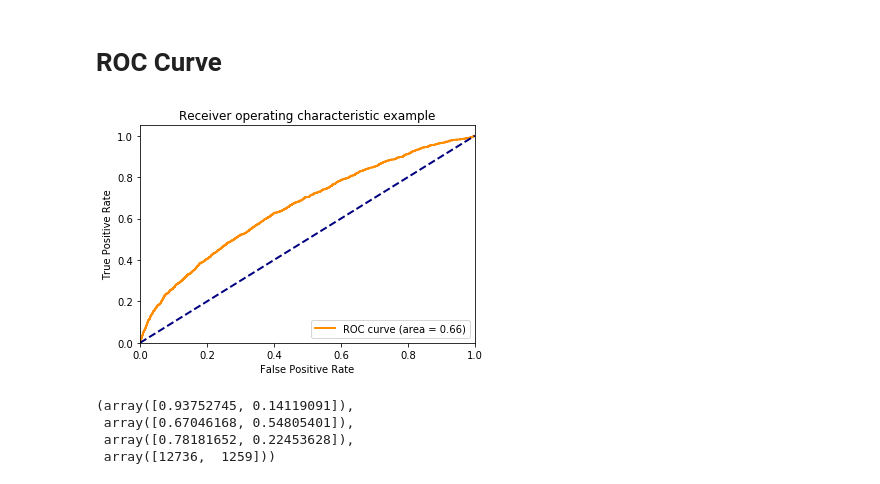
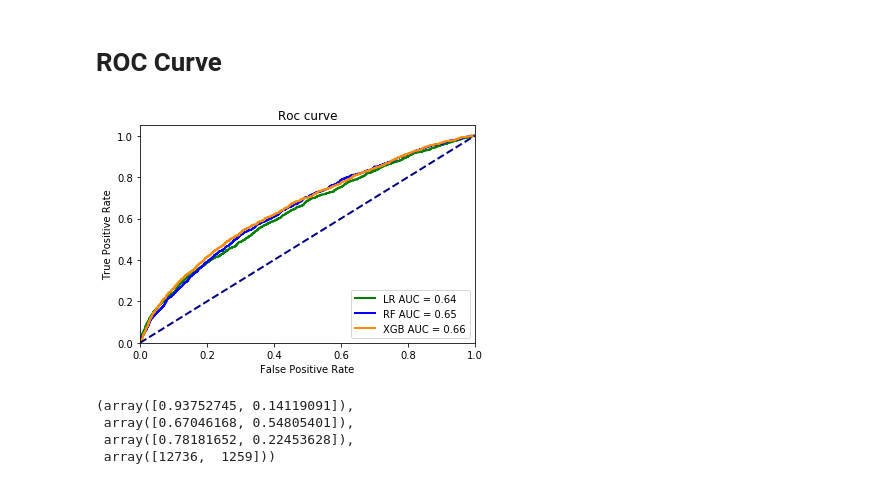
Before and after one commit to ChungHHuang/Capstone_project, a Jupyter notebook: ChungHsuan/Readmission.ipynb, the cells around one changed output. Cells and saved outputs as stored; diff of their text form; code cells hidden in the pictures.

```diff
--- a/ChungHsuan/Readmission.ipynb
+++ b/ChungHsuan/Readmission.ipynb
@@ -376,3 +393,18 @@ print(classification_report(y_test,y_pr_rf))
     accuracy                           0.60     13995
    macro avg       0.53      0.60      0.47     13995
 weighted avg       0.87      0.60      0.68     13995
+# %%
+y_probs_rf = pd.DataFrame(rf_opt.predict_proba(x_test))[1]
+fpr_rf, tpr_rf, thresholds_rf = roc_curve(y_test, y_probs_rf)
+auc_rf = roc_auc_score(y_test, y_probs_rf)
+plt.figure()
+lw = 2
+plt.plot(fpr_rf, tpr_rf, color='blue', lw=lw, label='ROC curve (area = %0.2f)' % auc_rf)
+plt.plot([0, 1], [0, 1], color='navy', lw=lw, linestyle='--')
+plt.xlim([0.0, 1.0])
+plt.ylim([0.0, 1.05])
+plt.xlabel('False Positive Rate')
+plt.ylabel('True Positive Rate')
+plt.title('Receiver operating characteristic example')
+plt.legend(loc="lower right")
+plt.show()
@@ -515,12 +549,11 @@ print(classification_report(y_test,y_pr_xgb))
 weighted avg       0.87      0.62      0.70     13995
 # %%
 y_probs_xgb = pd.DataFrame(xgb_opt.predict_proba(x_test))[1]
-fpr, tpr, thresholds = roc_curve(y_test, y_probs_xgb)
-auc = roc_auc_score(y_test, y_probs_xgb)
+fpr_xgb, tpr_xgb, thresholds_xgb = roc_curve(y_test, y_probs_xgb)
+auc_xgb = roc_auc_score(y_test, y_probs_xgb)
 plt.figure()
 lw = 2
-plt.plot(fpr, tpr, color='darkorange', lw=lw,
-        label='ROC curve (area = %0.2f)' % auc)
+plt.plot(fpr_xgb, tpr_xgb, color='darkorange', lw=lw, label='ROC curve (area = %0.2f)' % auc_xgb)
 plt.plot([0, 1], [0, 1], color='navy', lw=lw, linestyle='--')
 plt.xlim([0.0, 1.0])
 plt.ylim([0.0, 1.05])
@@ -540,21 +577,22 @@ y_test = lbl.transform(list(y_test.values))
 # %%
-y_probs = pd.DataFrame(LR_up.predict_proba(x_test))[1]
-fpr, tpr, thresholds = roc_curve(y_test, y_probs)
-auc = roc_auc_score(y_test, y_probs)
+# y_probs = pd.DataFrame(LR_up.predict_proba(x_test))[1]
+# fpr, tpr, thresholds = roc_curve(y_test, y_probs)
+# auc = roc_auc_score(y_test, y_probs)
 plt.figure()
 lw = 2
-plt.plot(fpr, tpr, color='darkorange', lw=lw,
-        label='ROC curve (area = %0.2f)' % auc)
+plt.plot(fpr_lg, tpr_lg, color='green', lw=lw, label='LR AUC = %0.2f' % auc_lg)
+plt.plot(fpr_rf, tpr_rf, color='blue', lw=lw, label='RF AUC = %0.2f' % auc_rf)
+plt.plot(fpr_xgb, tpr_xgb, color='darkorange', lw=lw, label='XGB AUC = %0.2f' % auc_xgb)
 plt.plot([0, 1], [0, 1], color='navy', lw=lw, linestyle='--')
 plt.xlim([0.0, 1.0])
 plt.ylim([0.0, 1.05])
 plt.xlabel('False Positive Rate')
 plt.ylabel('True Positive Rate')
-plt.title('Receiver operating characteristic example')
+plt.title('Roc curve')
 plt.legend(loc="lower right")
 plt.show()
 # %% [output]
-[figure, old version]
+[figure, new version]
 # %%
 y_hat = LR_up.predict(x_test)
 precision_recall_fscore_support(y_test, y_hat)
```
Also changed, not shown: parts of 4 cells of this notebook, 1 other file.
